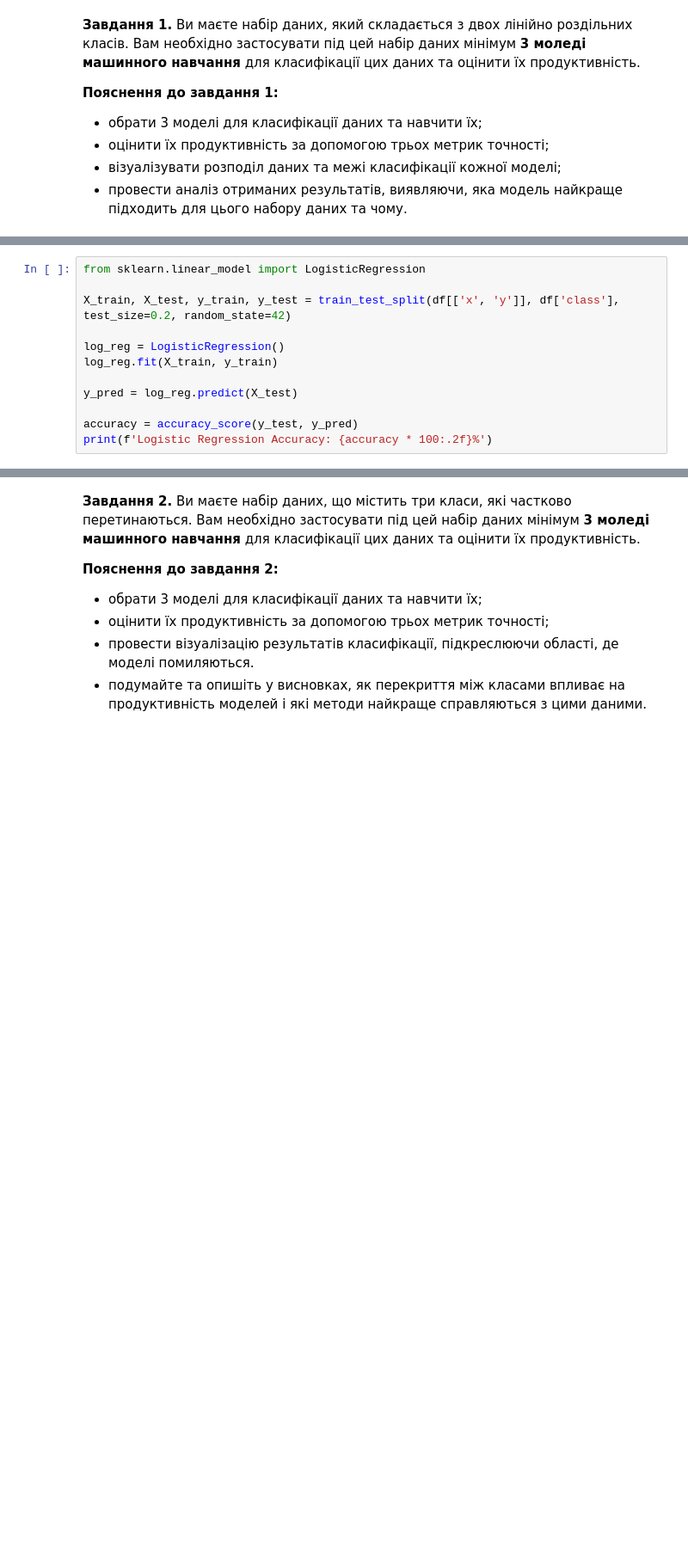
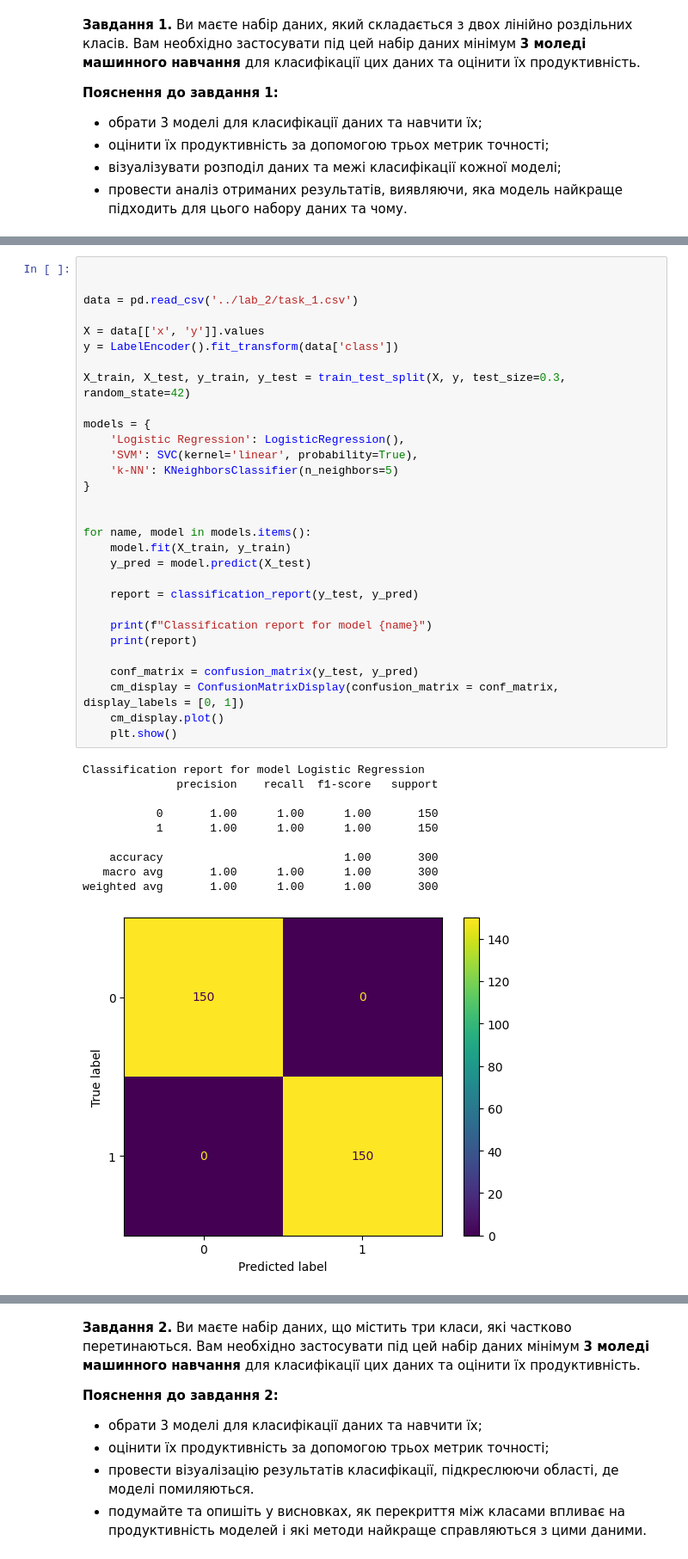
Before and after one commit to Sidoryak-Ostap/basics-of-ai, a Jupyter notebook: data_analytics/lab_3/DM_practice_3.ipynb, the cells around one changed output, grey strips where cells are left out. Shown at 86% size. Drawn from its saved outputs; the diff is of its cells as text; blank space fills up the shorter version.

```diff
--- a/data_analytics/lab_3/DM_practice_3.ipynb
+++ b/data_analytics/lab_3/DM_practice_3.ipynb
@@ -59,12 +15,0 @@ Accuracy: 100.00%
-# %%
-from sklearn.linear_model import LogisticRegression
-
-X_train, X_test, y_train, y_test = train_test_split(df[['x', 'y']], df['class'], test_size=0.2, random_state=42)
-
-log_reg = LogisticRegression()
-log_reg.fit(X_train, y_train)
-
-y_pred = log_reg.predict(X_test)
-
-accuracy = accuracy_score(y_test, y_pred)
-print(f'Logistic Regression Accuracy: {accuracy * 100:.2f}%')
@@ -86,0 +30,41 @@ Logistic Regression Accuracy: 100.00%
+# %%
+
+
+data = pd.read_csv('../lab_2/task_1.csv')
+
+X = data[['x', 'y']].values
+y = LabelEncoder().fit_transform(data['class'])
+
+X_train, X_test, y_train, y_test = train_test_split(X, y, test_size=0.3, random_state=42)
+
+models = {
+    'Logistic Regression': LogisticRegression(),
+    'SVM': SVC(kernel='linear', probability=True),
+    'k-NN': KNeighborsClassifier(n_neighbors=5)
+}
+
+
+for name, model in models.items():
+    model.fit(X_train, y_train)
+    y_pred = model.predict(X_test)
+
+    report = classification_report(y_test, y_pred)
+
+    print(f"Classification report for model {name}")
+    print(report)
+
+    conf_matrix = confusion_matrix(y_test, y_pred)
+    cm_display = ConfusionMatrixDisplay(confusion_matrix = conf_matrix, display_labels = [0, 1])
+    cm_display.plot()
+    plt.show()
+# %% [output]
+Classification report for model Logistic Regression
+              precision    recall  f1-score   support
+
+           0       1.00      1.00      1.00       150
+           1       1.00      1.00      1.00       150
+
+    accuracy                           1.00       300
+   macro avg       1.00      1.00      1.00       300
+weighted avg       1.00      1.00      1.00       300
+[figure, added]
```
Also changed, not shown: parts of 42 cells of this notebook, 5 other files.
